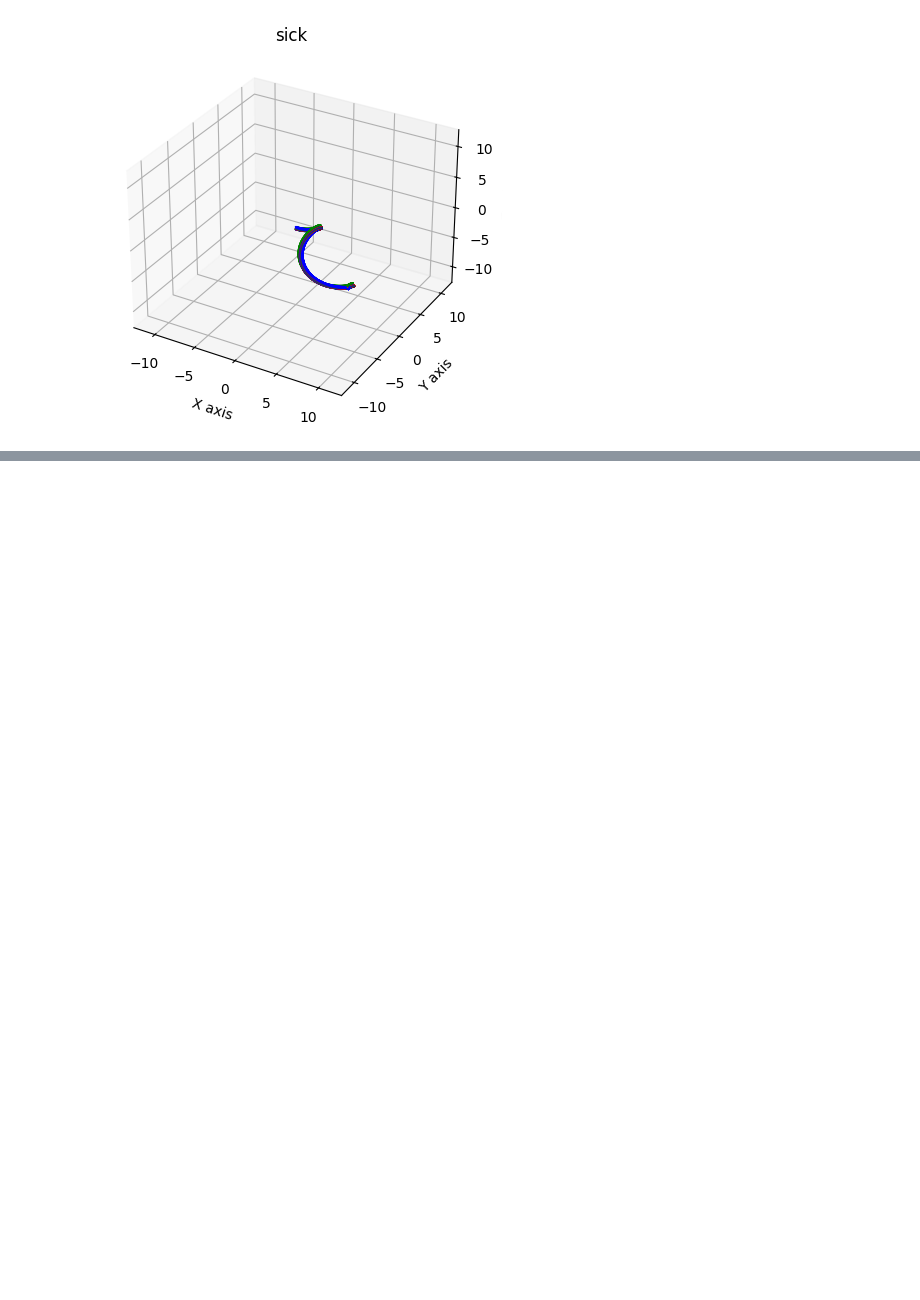
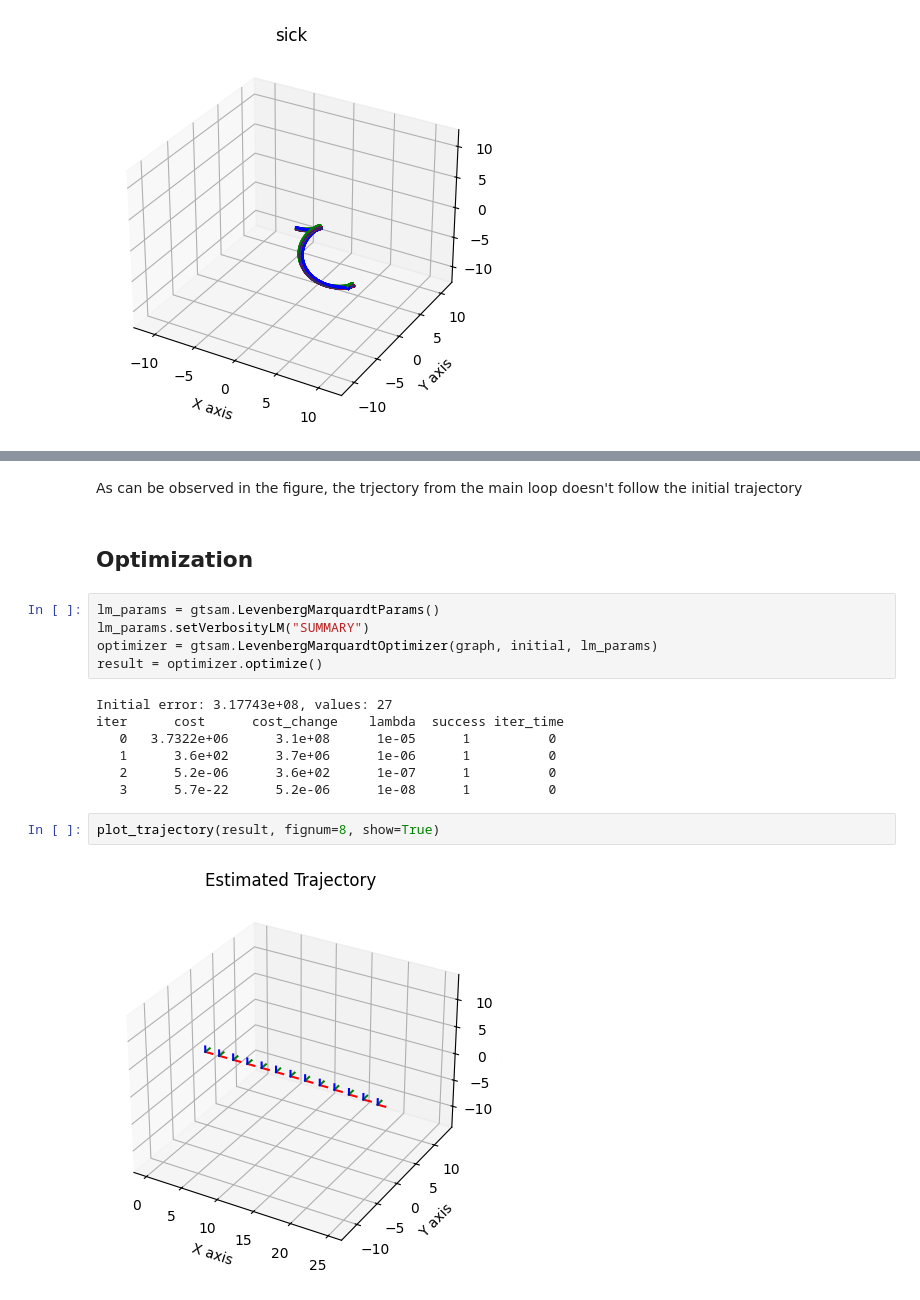
Before and after one commit to ppakr/graph_slam_nav, a Jupyter notebook: imu_preint.ipynb, the cells around one changed output, grey strips where cells are left out. Cells and saved outputs as stored; diff of their text form; blank space fills up the shorter version.

```diff
--- a/imu_preint.ipynb
+++ b/imu_preint.ipynb
@@ -57,0 +188,20 @@ for idx, scenario_name in enumerate(scenarios.keys()):
+# %% [markdown]
+As can be observed in the figure, the trjectory from the main loop doesn't follow the initial trajectory
+# %% [markdown]
+## Optimization
+# %%
+lm_params = gtsam.LevenbergMarquardtParams()
+lm_params.setVerbosityLM("SUMMARY")
+optimizer = gtsam.LevenbergMarquardtOptimizer(graph, initial, lm_params)
+result = optimizer.optimize()
+# %% [output]
+Initial error: 3.17743e+08, values: 27
+iter      cost      cost_change    lambda  success iter_time
+   0   3.7322e+06      3.1e+08      1e-05      1          0
+   1      3.6e+02      3.7e+06      1e-06      1          0
+   2      5.2e-06      3.6e+02      1e-07      1          0
+   3      5.7e-22      5.2e-06      1e-08      1          0
+# %%
+plot_trajectory(result, fignum=8, show=True)
+# %% [output]
+[figure, added]
```
Also changed, not shown: parts of 16 cells of this notebook, 2 other files.
